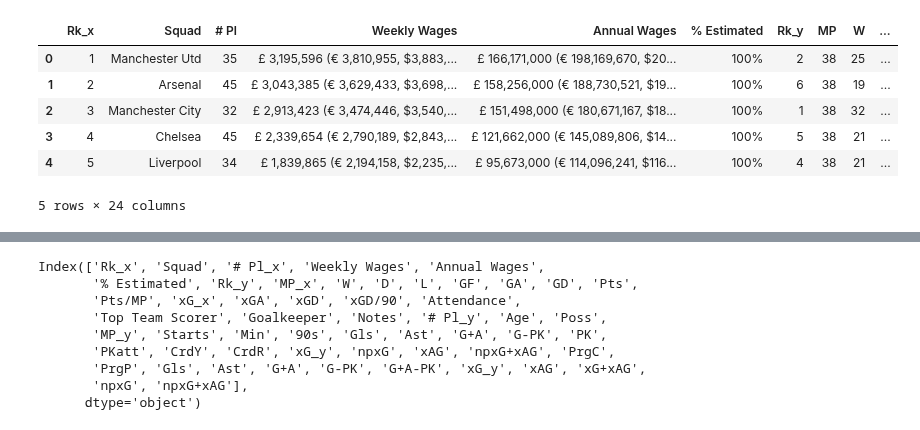
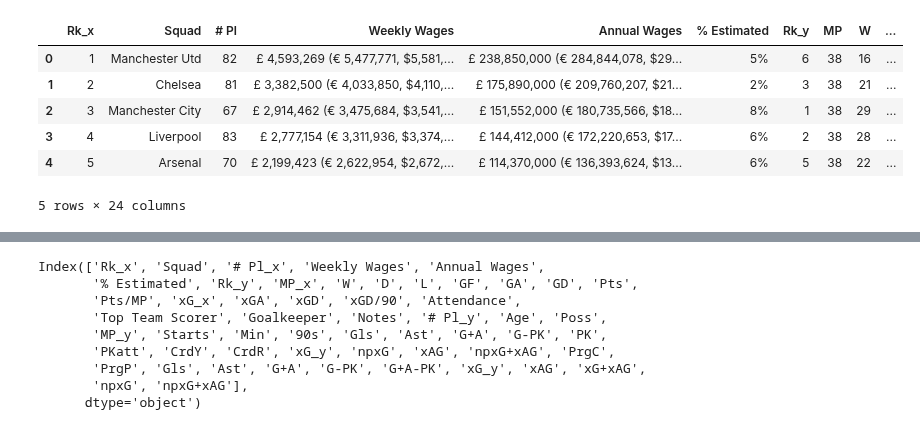
Before and after one commit to GurpreetChugh/Project-Football, a Jupyter notebook: EPL_Project_Football.ipynb, the cells around one changed output, grey strips where cells are left out. Saved outputs shown, nothing was run; the diff lists cells and outputs as text; code cells hidden in the pictures.

```diff
--- a/EPL_Project_Football.ipynb
+++ b/EPL_Project_Football.ipynb
@@ -4,7 +4,16 @@ import pandas as pd
 import numpy as np
 # %%
 # Get summary tables for each of the last 5 seasons
-table = pd.read_html('https://fbref.com/en/comps/9/2017-2018/2017-2018-Premier-League-Stats')
-EPL_2018_summary_df = pd.DataFrame(table[0])
+table_18 = pd.read_html('https://fbref.com/en/comps/9/2017-2018/2017-2018-Premier-League-Stats')
+table_19 = pd.read_html('https://fbref.com/en/comps/9/2018-2019/2018-2019-Premier-League-Stats')
+table_20 = pd.read_html('https://fbref.com/en/comps/9/2019-2020/2019-2020-Premier-League-Stats')
+table_21 = pd.read_html('https://fbref.com/en/comps/9/2020-2021/2020-2021-Premier-League-Stats')
+table_22 = pd.read_html('https://fbref.com/en/comps/9/2021-2022/2021-2022-Premier-League-Stats')
+
+EPL_2018_summary_df = pd.DataFrame(table_18[0])
+EPL_2019_summary_df = pd.DataFrame(table_19[0])
+EPL_2020_summary_df = pd.DataFrame(table_20[0])
+EPL_2021_summary_df = pd.DataFrame(table_21[0])
+EPL_2022_summary_df = pd.DataFrame(table_22[0])
 # %%
 # Get 2nd summary table (index[2])for each season
@@ -26,18 +38,32 @@ EPL_2018_summary2_df = EPL_2018_summary2_df.droplevel(0, axis = 1)
 # %%
 # Get wages table for each of the last 5 seasons
-EPL_wages_2018_table = pd.read_html('https://fbref.com/en/comps/9/2017-2018/wages/2017-2018-Premier-League-Wages')
-EPL_2018_wages_df = pd.DataFrame(EPL_wages_2018_table[0])
+EPL_wages_18 = pd.read_html('https://fbref.com/en/comps/9/2017-2018/wages/2017-2018-Premier-League-Wages')
+EPL_wages_19 = pd.read_html('https://fbref.com/en/comps/9/2018-2019/wages/2018-2019-Premier-League-Wages')
+EPL_wages_20 = pd.read_html('https://fbref.com/en/comps/9/2019-2020/wages/2019-2020-Premier-League-Wages')
+EPL_wages_21 = pd.read_html('https://fbref.com/en/comps/9/2020-2021/wages/2020-2021-Premier-League-Wages')
+EPL_wages_22 = pd.read_html('https://fbref.com/en/comps/9/2021-2022/wages/2021-2022-Premier-League-Wages')
+
+EPL_2018_wages_df = pd.DataFrame(EPL_wages_18[0])
+EPL_2019_wages_df = pd.DataFrame(EPL_wages_19[0])
+EPL_2020_wages_df = pd.DataFrame(EPL_wages_20[0])
+EPL_2021_wages_df = pd.DataFrame(EPL_wages_21[0])
+EPL_2022_wages_df = pd.DataFrame(EPL_wages_22[0])
 # %%
 # Merge wages and season summary for each season
 EPL_2018_merged_df = pd.merge(EPL_2018_wages_df, EPL_2018_summary_df, how="left", on=['Squad'])
-EPL_2018_merged_df.head()
+EPL_2019_merged_df = pd.merge(EPL_2019_wages_df, EPL_2019_summary_df, how="left", on=['Squad'])
+EPL_2020_merged_df = pd.merge(EPL_2020_wages_df, EPL_2020_summary_df, how="left", on=['Squad'])
+EPL_2021_merged_df = pd.merge(EPL_2021_wages_df, EPL_2021_summary_df, how="left", on=['Squad'])
+EPL_2022_merged_df = pd.merge(EPL_2022_wages_df, EPL_2022_summary_df, how="left", on=['Squad'])
+
+EPL_2022_merged_df.head()
 # %% [output]
 |  | Rk_x | Squad | # Pl | Weekly Wages | Annual Wages | % Estimated | Rk_y | MP | W | ... |
-| 0 | 1 | Manchester Utd | 35 | £ 3,195,596 (€ 3,810,955, $3,883,... | £ 166,171,000 (€ 198,169,670, $20... | 100% | 2 | 38 | 25 | ... |
-| 1 | 2 | Arsenal | 45 | £ 3,043,385 (€ 3,629,433, $3,698,... | £ 158,256,000 (€ 188,730,521, $19... | 100% | 6 | 38 | 19 | ... |
-| 2 | 3 | Manchester City | 32 | £ 2,913,423 (€ 3,474,446, $3,540,... | £ 151,498,000 (€ 180,671,167, $18... | 100% | 1 | 38 | 32 | ... |
-| 3 | 4 | Chelsea | 45 | £ 2,339,654 (€ 2,790,189, $2,843,... | £ 121,662,000 (€ 145,089,806, $14... | 100% | 5 | 38 | 21 | ... |
-| 4 | 5 | Liverpool | 34 | £ 1,839,865 (€ 2,194,158, $2,235,... | £ 95,673,000 (€ 114,096,241, $116... | 100% | 4 | 38 | 21 | ... |
+| 0 | 1 | Manchester Utd | 82 | £ 4,593,269 (€ 5,477,771, $5,581,... | £ 238,850,000 (€ 284,844,078, $29... | 5% | 6 | 38 | 16 | ... |
+| 1 | 2 | Chelsea | 81 | £ 3,382,500 (€ 4,033,850, $4,110,... | £ 175,890,000 (€ 209,760,207, $21... | 2% | 3 | 38 | 21 | ... |
+| 2 | 3 | Manchester City | 67 | £ 2,914,462 (€ 3,475,684, $3,541,... | £ 151,552,000 (€ 180,735,566, $18... | 8% | 1 | 38 | 29 | ... |
+| 3 | 4 | Liverpool | 83 | £ 2,777,154 (€ 3,311,936, $3,374,... | £ 144,412,000 (€ 172,220,653, $17... | 6% | 2 | 38 | 28 | ... |
+| 4 | 5 | Arsenal | 70 | £ 2,199,423 (€ 2,622,954, $2,672,... | £ 114,370,000 (€ 136,393,624, $13... | 6% | 5 | 38 | 22 | ... |
 5 rows × 24 columns
 # %%
 # Merge in summary table#2 for each season
```
Also changed, not shown: parts of 12 cells of this notebook.
